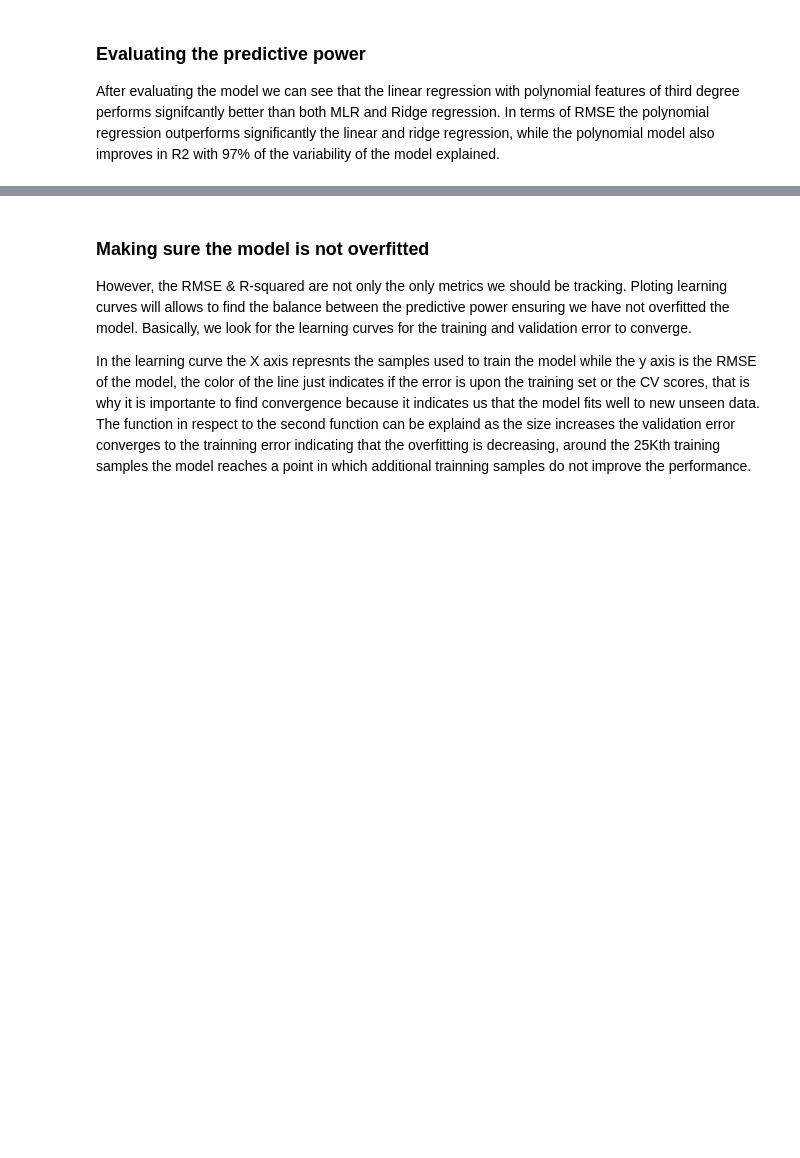
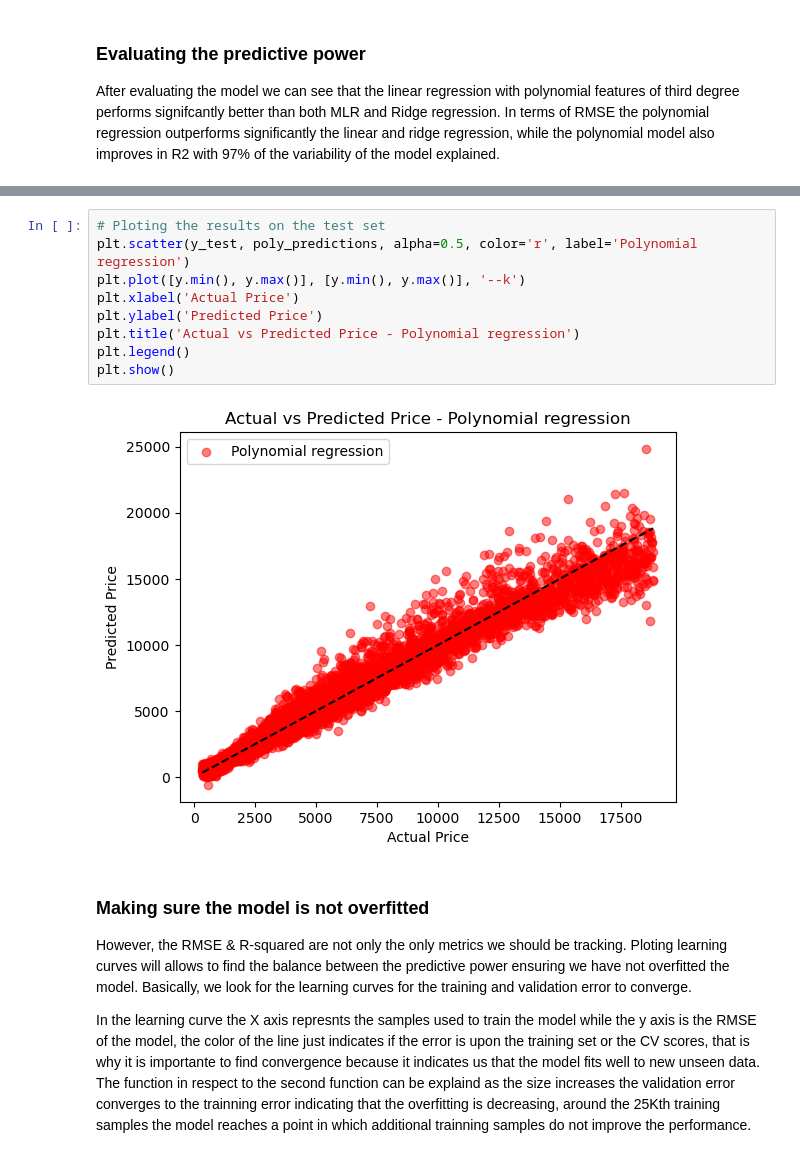
Before and after one commit to RafaCanedo23/The-lapidarist-problem, a Jupyter notebook: model.ipynb, the cells around one changed output, grey strips where cells are left out. Saved outputs shown, nothing was run; the diff lists cells and outputs as text; blank space fills up the shorter version.

```diff
--- a/model.ipynb
+++ b/model.ipynb
@@ -81,3 +84,14 @@ Polynomial Regression RMSE: 596.79, R²: 97.69%
+# %%
+# Ploting the results on the test set
+plt.scatter(y_test, poly_predictions, alpha=0.5, color='r', label='Polynomial regression')
+plt.plot([y.min(), y.max()], [y.min(), y.max()], '--k')
+plt.xlabel('Actual Price')
+plt.ylabel('Predicted Price')
+plt.title('Actual vs Predicted Price - Polynomial regression')
+plt.legend()
+plt.show()
+# %% [output]
+[figure, added]
 # %% [markdown]
 ### Making sure the model is not overfitted
 However, the RMSE & R-squared are not only the only metrics we should be tracking. Ploting learning curves will allows to find the balance between the predictive power ensuring we have not overfitted the model. Basically, we look for the learning curves for the training and validation error to converge.
```
Also changed, not shown: parts of 15 cells of this notebook, 6 other files.
